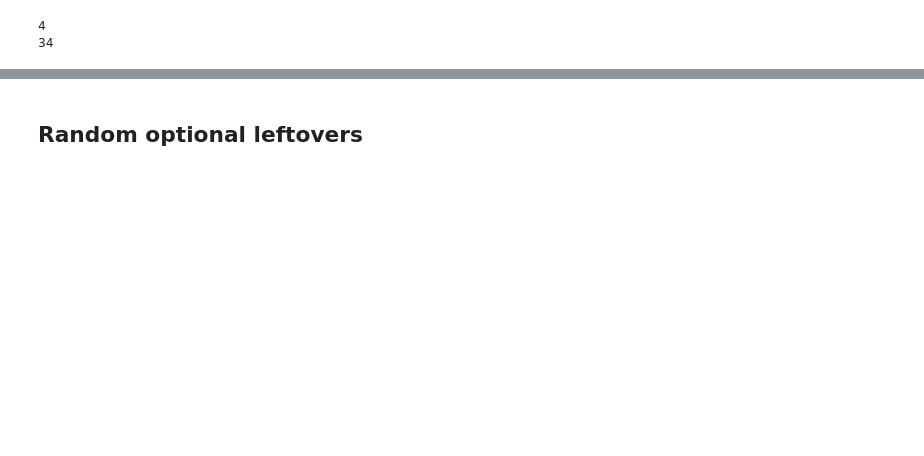
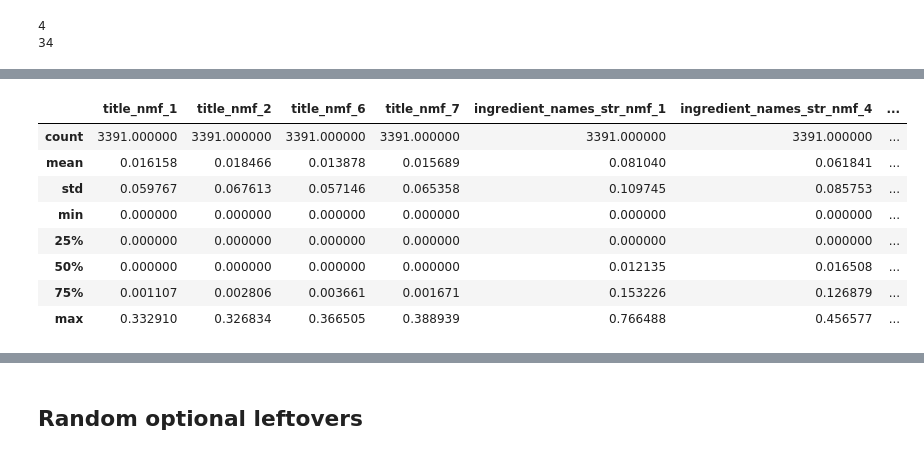
Before and after one commit to bkotryna/Allrecipes, a Jupyter notebook: ml.ipynb, the cells around one changed output, grey strips where cells are left out. Cells and saved outputs as stored; diff of their text form; code cells hidden in the pictures; blank space fills up the shorter version.

```diff
--- a/ml.ipynb
+++ b/ml.ipynb
@@ -1325,0 +1510,13 @@ plt.show()
+# %%
+# select column names
+
+# cakey nmf features
+nmf_cols = ['title_nmf_1', 'title_nmf_2', 'title_nmf_6', 'title_nmf_7',
+           'ingredient_names_str_nmf_1', 'ingredient_names_str_nmf_4', 'ingredient_names_str_nmf_9',
+           'steps_str_nmf_4', 'steps_str_nmf_8']
+nutritional_features = ['nutrition.sugarContent in g', 'nutrition.fatContent in g']
+selected_features = nmf_cols + nutritional_features
+
+# select columns
+df_for_cake_clust = df[selected_features]
+display(df_for_cake_clust.info())
@@ -1325,0 +1543,10 @@ plt.show()
+# %%
+# sqrt transform fat & sugar content to reduce the dynamic range
+
+for col in nutritional_features:
+    new_col = np.sqrt(df_for_cake_clust[col])
+    new_col_name = f'sqrt of {col}'
+    df_for_cake_clust[new_col_name] = new_col
+    df_for_cake_clust.drop(col, axis=1, inplace=True)
+
+df_for_cake_clust.info()
@@ -1325,0 +1581,23 @@ plt.show()
+# %%
+# standardise all features (assume normal distribution; mean=0, variance=1)
+
+display(df_for_cake_clust.describe())
+df_columns = df_for_cake_clust.columns
+
+from sklearn import preprocessing
+df_for_cake_clust = preprocessing.StandardScaler().fit_transform(df_for_cake_clust)
+
+# skleanr output is np array. make it into a pd df:
+df_for_cake_clust = pd.DataFrame(data=df_for_cake_clust, columns=df_columns)
+
+display(df_for_cake_clust.describe())
+# %% [output]
+|  | title_nmf_1 | title_nmf_2 | title_nmf_6 | title_nmf_7 | ingredient_names_str_nmf_1 | ingredient_names_str_nmf_4 | ... |
+| count | 3391.000000 | 3391.000000 | 3391.000000 | 3391.000000 | 3391.000000 | 3391.000000 | ... |
+| mean | 0.016158 | 0.018466 | 0.013878 | 0.015689 | 0.081040 | 0.061841 | ... |
+| std | 0.059767 | 0.067613 | 0.057146 | 0.065358 | 0.109745 | 0.085753 | ... |
+| min | 0.000000 | 0.000000 | 0.000000 | 0.000000 | 0.000000 | 0.000000 | ... |
+| 25% | 0.000000 | 0.000000 | 0.000000 | 0.000000 | 0.000000 | 0.000000 | ... |
+| 50% | 0.000000 | 0.000000 | 0.000000 | 0.000000 | 0.012135 | 0.016508 | ... |
+| 75% | 0.001107 | 0.002806 | 0.003661 | 0.001671 | 0.153226 | 0.126879 | ... |
+| max | 0.332910 | 0.326834 | 0.366505 | 0.388939 | 0.766488 | 0.456577 | ... |
```
Also changed, not shown: parts of 74 cells of this notebook.
